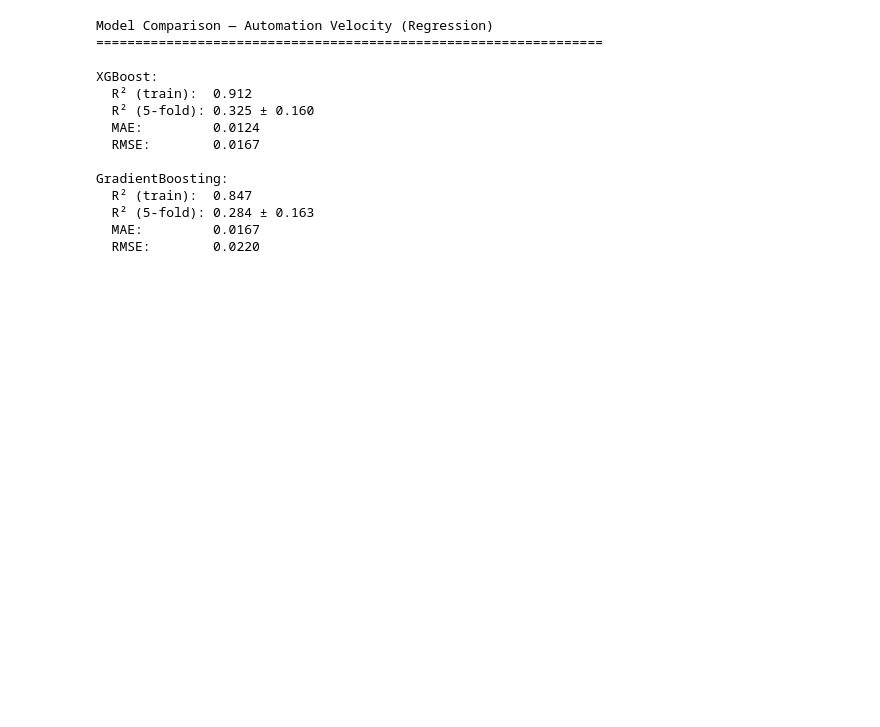
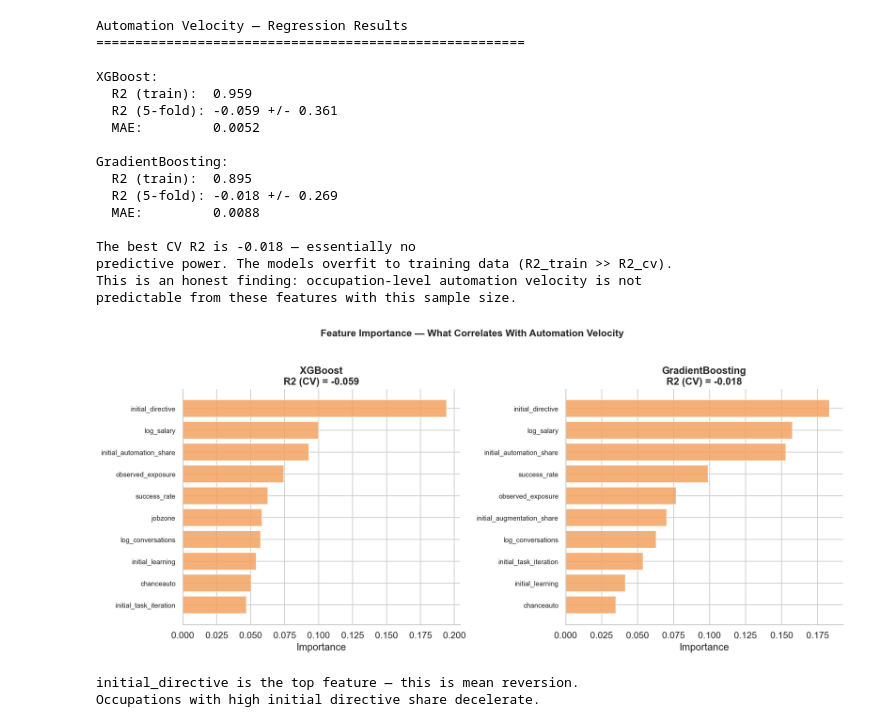
Before and after one commit to alvinekelund/what-predicts-ai-automation, a Jupyter notebook: notebooks/03_modeling.ipynb, the cells around one changed output. Saved outputs shown, nothing was run; the diff lists cells and outputs as text; code cells hidden in the pictures; blank space fills up the shorter version.

```diff
--- a/notebooks/03_modeling.ipynb
+++ b/notebooks/03_modeling.ipynb
@@ -13,7 +12,7 @@ import sys
 sys.path.insert(0, "..")
 
 import warnings
-warnings.filterwarnings("ignore")
+warnings.filterwarnings('ignore')
 
 import numpy as np
 import pandas as pd
@@ -22,13 +21,10 @@ import seaborn as sns
 
 from src.features import build_feature_matrix
 from src.model import (
-    train_velocity_models,
-    train_tipping_models,
-    rank_tipping_candidates,
-    FEATURE_COLS,
+    train_velocity_models, train_tipping_models,
+    rank_tipping_candidates, FEATURE_COLS,
 )
 
-sns.set_theme(style="whitegrid", font_scale=1.1)
-plt.rcParams["figure.dpi"] = 150
-
-COLORS = {"automation": "#E63946", "augmentation": "#457B9D", "accent": "#F4A261"}
+sns.set_theme(style='whitegrid', font_scale=1.1)
+plt.rcParams['figure.dpi'] = 150
+C = {'auto': '#E63946', 'aug': '#457B9D', 'accent': '#F4A261'}
@@ -70,26 +49,61 @@ Target: rate of change in automation share across releases (regression).
 # %%
 vel_results = train_velocity_models(features)
 
-print("Model Comparison — Automation Velocity (Regression)")
-print("=" * 65)
+print('Automation Velocity — Regression Results')
+print('=' * 55)
 for r in vel_results:
     print(f"\n{r.name}:")
-    print(f"  R² (train):  {r.metrics['r2_train']:.3f}")
-    print(f"  R² (5-fold): {r.metrics['r2_cv_mean']:.3f} ± {r.metrics['r2_cv_std']:.3f}")
+    print(f"  R2 (train):  {r.metrics['r2_train']:.3f}")
+    print(f"  R2 (5-fold): {r.metrics['r2_cv_mean']:.3f} +/- {r.metrics['r2_cv_std']:.3f}")
     print(f"  MAE:         {r.metrics['mae']:.4f}")
-    print(f"  RMSE:        {r.metrics['rmse']:.4f}")
+
+best_vel = max(vel_results, key=lambda r: r.metrics['r2_cv_mean'])
+print(f"\nThe best CV R2 is {best_vel.metrics['r2_cv_mean']:.3f} — essentially no")
+print(f"predictive power. The models overfit to training data (R2_train >> R2_cv).")
+print(f"This is an honest finding: occupation-level automation velocity is not")
+print(f"predictable from these features with this sample size.")
 # %% [output]
-Model Comparison — Automation Velocity (Regression)
-=================================================================
+Automation Velocity — Regression Results
+=======================================================
 
 XGBoost:
-  R² (train):  0.912
-  R² (5-fold): 0.325 ± 0.160
-  MAE:         0.0124
-  RMSE:        0.0167
+  R2 (train):  0.959
+  R2 (5-fold): -0.059 +/- 0.361
+  MAE:         0.0052
 
 GradientBoosting:
-  R² (train):  0.847
-  R² (5-fold): 0.284 ± 0.163
-  MAE:         0.0167
-  RMSE:        0.0220
+  R2 (train):  0.895
+  R2 (5-fold): -0.018 +/- 0.269
+  MAE:         0.0088
+
+The best CV R2 is -0.018 — essentially no
+predictive power. The models overfit to training data (R2_train >> R2_cv).
+This is an honest finding: occupation-level automation velocity is not
+predictable from these features with this sample size.
+# %%
+fig, axes = plt.subplots(1, len(vel_results), figsize=(7 * len(vel_results), 6))
+if len(vel_results) == 1:
+    axes = [axes]
+
+for ax, r in zip(axes, vel_results):
+    imp = r.feature_importance.head(10)
+    ax.barh(range(len(imp)), imp['importance'], color=C['accent'], alpha=0.85)
+    ax.set_yticks(range(len(imp)))
+    ax.set_yticklabels(imp['feature'].values, fontsize=9)
+    ax.invert_yaxis()
+    ax.set_title(f"{r.name}\nR2 (CV) = {r.metrics['r2_cv_mean']:.3f}", fontweight='bold')
+    ax.set_xlabel('Importance')
+
+plt.suptitle('Feature Importance — What Correlates With Automation Velocity',
+             fontsize=13, fontweight='bold', y=1.02)
+sns.despine()
+plt.tight_layout()
+plt.savefig('../figures/09_velocity_feature_importance.png', bbox_inches='tight')
+plt.show()
+
+print("initial_directive is the top feature — this is mean reversion.")
+print("Occupations with high initial directive share decelerate.")
+# %% [output]
+[figure, added]
+initial_directive is the top feature — this is mean reversion.
+Occupations with high initial directive share decelerate.
```
Also changed, not shown: parts of 17 cells of this notebook, 31 other files.
